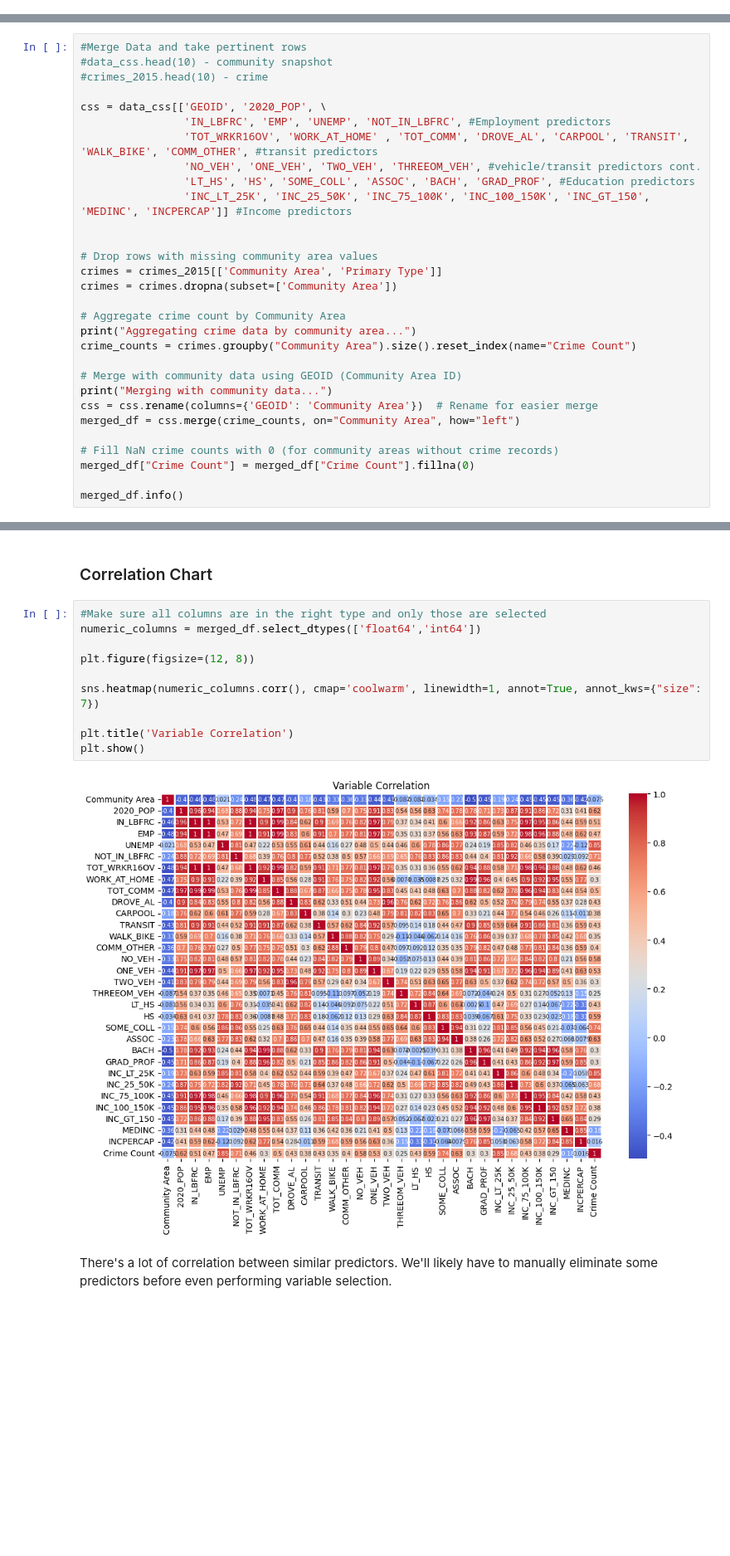
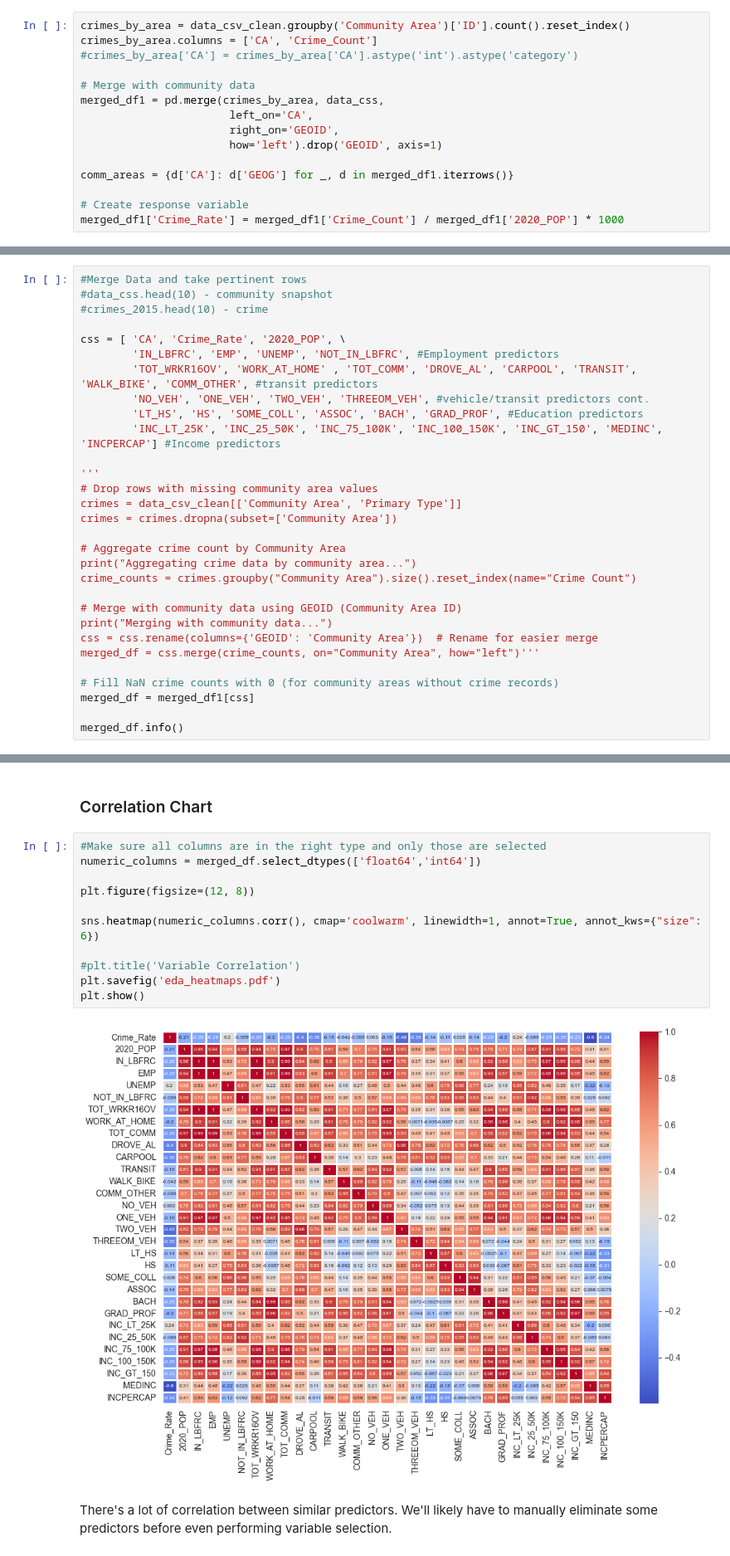
Before and after one commit to VanDang003/Analysis-of-Crime-and-Socioeconomic-Factors-in-Chicago, a Jupyter notebook: EDA.ipynb, the cells around one changed output, grey strips where cells are left out. Shown at 83% size. Drawn from its saved outputs; the diff is of its cells as text; blank space fills up the shorter version.

```diff
--- a/EDA.ipynb
+++ b/EDA.ipynb
@@ -72 +108,16 @@ data_csv = pd.read_csv(path_crime, header=0)
+# %%
+crimes_by_area = data_csv_clean.groupby('Community Area')['ID'].count().reset_index()
+crimes_by_area.columns = ['CA', 'Crime_Count']
+#crimes_by_area['CA'] = crimes_by_area['CA'].astype('int').astype('category')
+
+# Merge with community data
+merged_df1 = pd.merge(crimes_by_area, data_css,
+                       left_on='CA',
+                       right_on='GEOID',
+                       how='left').drop('GEOID', axis=1)
+
+comm_areas = {d['CA']: d['GEOG'] for _, d in merged_df1.iterrows()}
+
+# Create response variable
+merged_df1['Crime_Rate'] = merged_df1['Crime_Count'] / merged_df1['2020_POP'] * 1000
 # %%
@@ -239,16 +202,16 @@ crimes_2015[crimes_2015.duplicated()]
 #data_css.head(10) - community snapshot
 #crimes_2015.head(10) - crime
 
-css = data_css[['GEOID', '2020_POP', \
-                'IN_LBFRC', 'EMP', 'UNEMP', 'NOT_IN_LBFRC', #Employment predictors
-                'TOT_WRKR16OV', 'WORK_AT_HOME' , 'TOT_COMM', 'DROVE_AL', 'CARPOOL', 'TRANSIT', 'WALK_BIKE', 'COMM_OTHER', #transit predictors
-                'NO_VEH', 'ONE_VEH', 'TWO_VEH', 'THREEOM_VEH', #vehicle/transit predictors cont.
-                'LT_HS', 'HS', 'SOME_COLL', 'ASSOC', 'BACH', 'GRAD_PROF', #Education predictors
-                'INC_LT_25K', 'INC_25_50K', 'INC_75_100K', 'INC_100_150K', 'INC_GT_150', 'MEDINC', 'INCPERCAP']] #Income predictors
+css = [ 'CA', 'Crime_Rate', '2020_POP', \
+        'IN_LBFRC', 'EMP', 'UNEMP', 'NOT_IN_LBFRC', #Employment predictors
+        'TOT_WRKR16OV', 'WORK_AT_HOME' , 'TOT_COMM', 'DROVE_AL', 'CARPOOL', 'TRANSIT', 'WALK_BIKE', 'COMM_OTHER', #transit predictors
+        'NO_VEH', 'ONE_VEH', 'TWO_VEH', 'THREEOM_VEH', #vehicle/transit predictors cont.
+        'LT_HS', 'HS', 'SOME_COLL', 'ASSOC', 'BACH', 'GRAD_PROF', #Education predictors
+        'INC_LT_25K', 'INC_25_50K', 'INC_75_100K', 'INC_100_150K', 'INC_GT_150', 'MEDINC', 'INCPERCAP'] #Income predictors
 
-
+'''
 # Drop rows with missing community area values
-crimes = crimes_2015[['Community Area', 'Primary Type']]
+crimes = data_csv_clean[['Community Area', 'Primary Type']]
 crimes = crimes.dropna(subset=['Community Area'])
 
 # Aggregate crime count by Community Area
@@ -258,10 +221,10 @@ crime_counts = crimes.groupby("Community Area").size().reset_index(name="Crime C
 # Merge with community data using GEOID (Community Area ID)
 print("Merging with community data...")
 css = css.rename(columns={'GEOID': 'Community Area'})  # Rename for easier merge
-merged_df = css.merge(crime_counts, on="Community Area", how="left")
+merged_df = css.merge(crime_counts, on="Community Area", how="left")'''
 
 # Fill NaN crime counts with 0 (for community areas without crime records)
-merged_df["Crime Count"] = merged_df["Crime Count"].fillna(0)
+merged_df = merged_df1[css]
 
 merged_df.info()
 # %% [output]
@@ -341,15 +307,16 @@ plt.show()
 # %%
 #Make sure all columns are in the right type and only those are selected
 numeric_columns = merged_df.select_dtypes(['float64','int64'])
 
 plt.figure(figsize=(12, 8))
 
-sns.heatmap(numeric_columns.corr(), cmap='coolwarm', linewidth=1, annot=True, annot_kws={"size": 7})
+sns.heatmap(numeric_columns.corr(), cmap='coolwarm', linewidth=1, annot=True, annot_kws={"size": 6})
 
-plt.title('Variable Correlation')
+#plt.title('Variable Correlation')
+plt.savefig('eda_heatmaps.pdf')
 plt.show()
 # %% [output]
-[figure, old version]
+[figure, new version]
 # %% [markdown]
 There's a lot of correlation between similar predictors. We'll likely have to manually eliminate some predictors before even performing variable selection.
 # %% [markdown]
```
Also changed, not shown: parts of 22 cells of this notebook, 4 other files.
